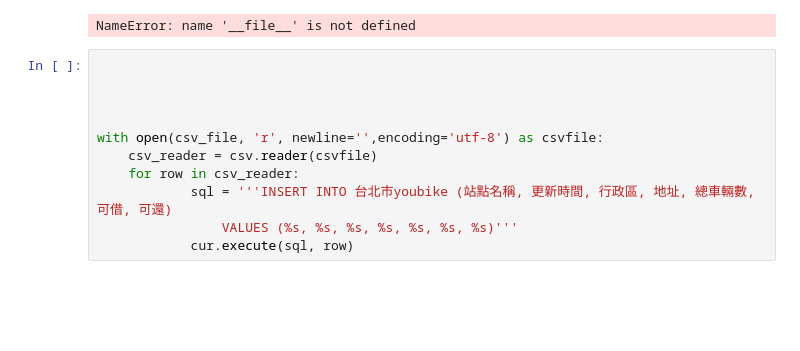
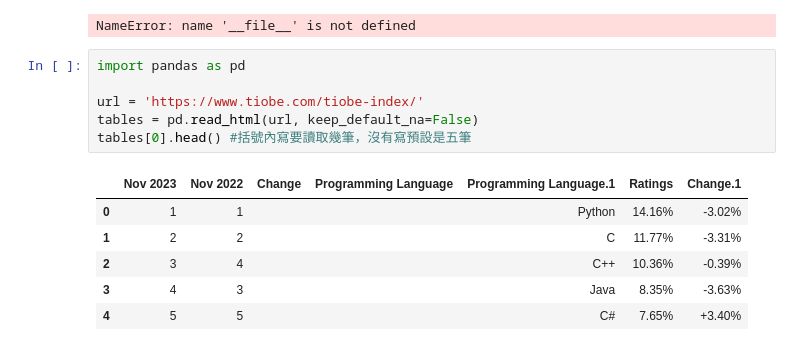
Before and after one commit to Rachelyah/11209Python_school, a Jupyter notebook: tkinter_project/test1.ipynb, the cells around one changed output. Drawn from its saved outputs; the diff is of its cells as text; blank space fills up the shorter version.

```diff
--- a/tkinter_project/test1.ipynb
+++ b/tkinter_project/test1.ipynb
@@ -57,14 +57,16 @@ if score.status_code == 200:
     print(rank_div_p, rank_div_p)
 # %% [output]
 NameError: name '__file__' is not defined
-# %%
-
-
-
-
-with open(csv_file, 'r', newline='',encoding='utf-8') as csvfile:
-    csv_reader = csv.reader(csvfile)
-    for row in csv_reader:
-            sql = '''INSERT INTO 台北市youbike (站點名稱, 更新時間, 行政區, 地址, 總車輛數, 可借, 可還)
-                VALUES (%s, %s, %s, %s, %s, %s, %s)'''
-            cur.execute(sql, row)
+# %%
+import pandas as pd
+
+url = 'https://www.tiobe.com/tiobe-index/'
+tables = pd.read_html(url, keep_default_na=False)
+tables[0].head() #括號內寫要讀取幾筆，沒有寫預設是五筆
+# %% [output]
+|  | Nov 2023 | Nov 2022 | Change | Programming Language | Programming Language.1 | Ratings | Change.1 |
+| 0 | 1 | 1 |  |  | Python | 14.16% | -3.02% |
+| 1 | 2 | 2 |  |  | C | 11.77% | -3.31% |
+| 2 | 3 | 4 |  |  | C++ | 10.36% | -0.39% |
+| 3 | 4 | 3 |  |  | Java | 8.35% | -3.63% |
+| 4 | 5 | 5 |  |  | C# | 7.65% | +3.40% |
```
Also changed, not shown: parts of 4 cells of this notebook, 14 other files.
